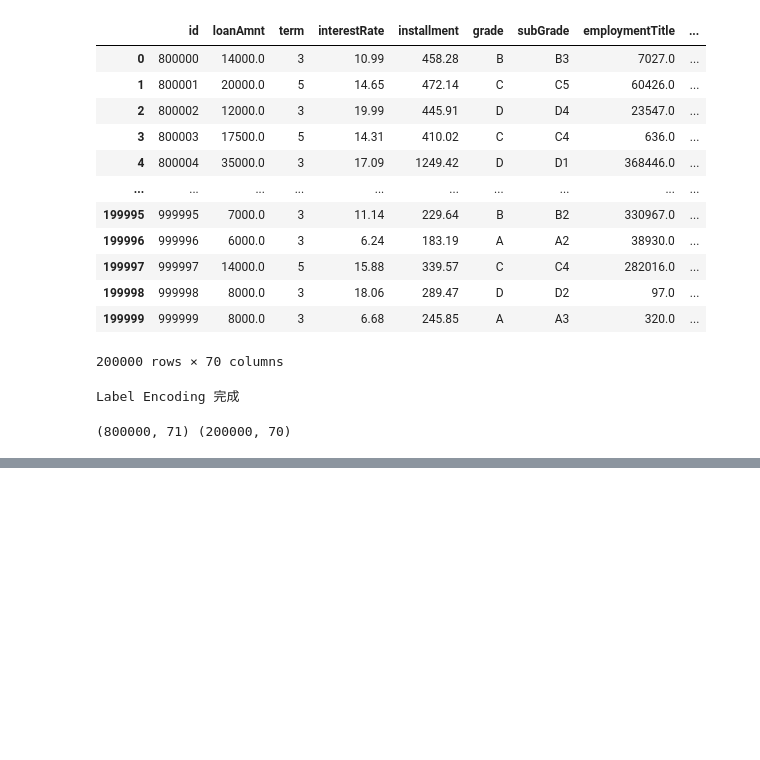
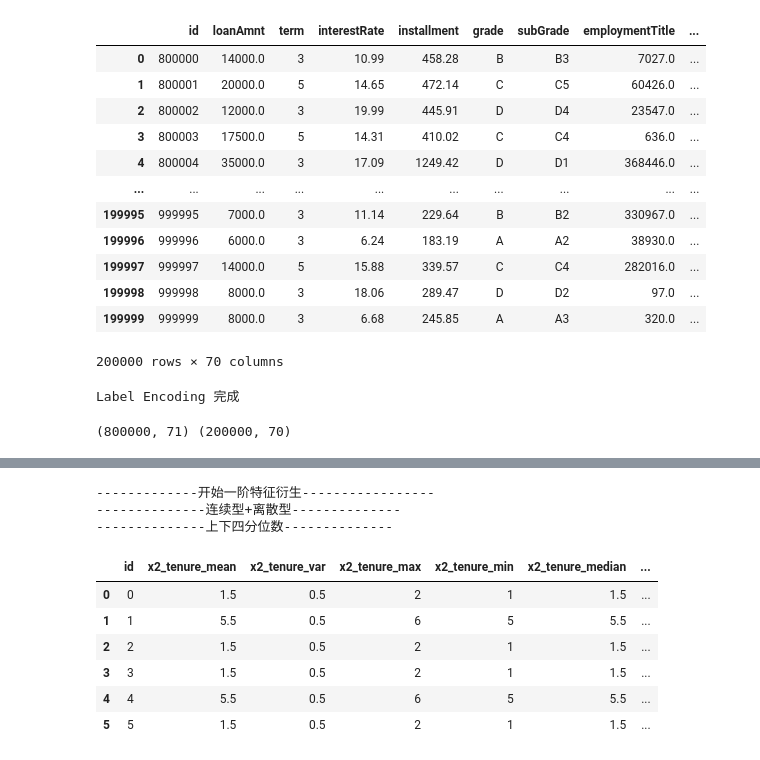
Before and after one commit to ShiChongNo1/ali-load_default, a Jupyter notebook: optimization_final.ipynb, the cells around one changed output, grey strips where cells are left out. Drawn from its saved outputs; the diff is of its cells as text; code cells hidden in the pictures; blank space fills up the shorter version.

```diff
--- a/optimization_final.ipynb
+++ b/optimization_final.ipynb
@@ -244,0 +589,3 @@ print(data_train.shape, data_test_a.shape)
+# %%
+d1 = pd.DataFrame({'id':[0,1,2,3,4,5],'tenure':[1,2,1,3,2,3], 'x1':[2,5,1,2,6,1], 'x2':[2, 5,1 ,2, 6,1]})
+d1
@@ -244,0 +600,19 @@ print(data_train.shape, data_test_a.shape)
+# %%
+col_cat = ['x1']
+col_num = ['x2']
+keycol = 'tenure'
+df, col  = Bianry_Group_Statistics(keycol, features=d1, col_cat=col_cat, col_num=col_num, flag='id')
+# %% [output]
+-------------开始一阶特征衍生-----------------
+--------------连续型+离散型--------------
+--------------上下四分位数--------------
+# %%
+df
+# %% [output]
+|  | id | x2_tenure_mean | x2_tenure_var | x2_tenure_max | x2_tenure_min | x2_tenure_median | ... |
+| 0 | 0 | 1.5 | 0.5 | 2 | 1 | 1.5 | ... |
+| 1 | 1 | 5.5 | 0.5 | 6 | 5 | 5.5 | ... |
+| 2 | 2 | 1.5 | 0.5 | 2 | 1 | 1.5 | ... |
+| 3 | 3 | 1.5 | 0.5 | 2 | 1 | 1.5 | ... |
+| 4 | 4 | 5.5 | 0.5 | 6 | 5 | 5.5 | ... |
+| 5 | 5 | 1.5 | 0.5 | 2 | 1 | 1.5 | ... |
```
Also changed, not shown: parts of 30 cells of this notebook.
